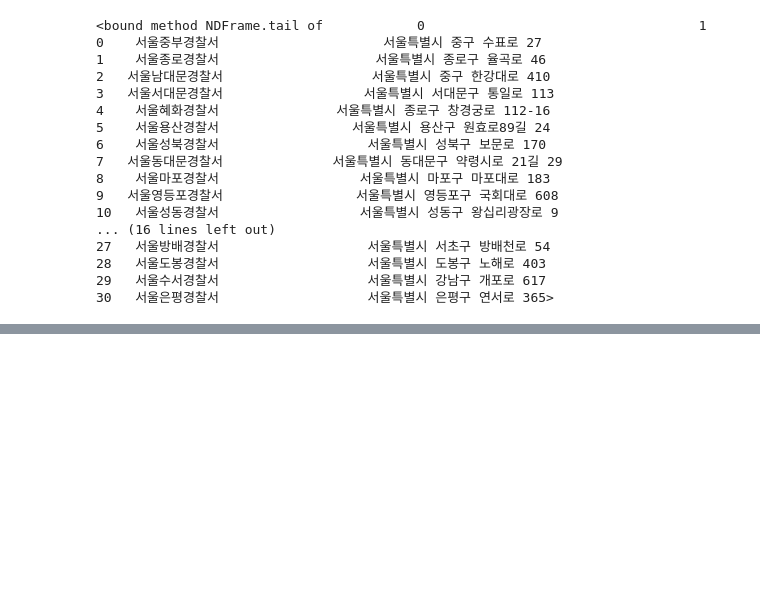
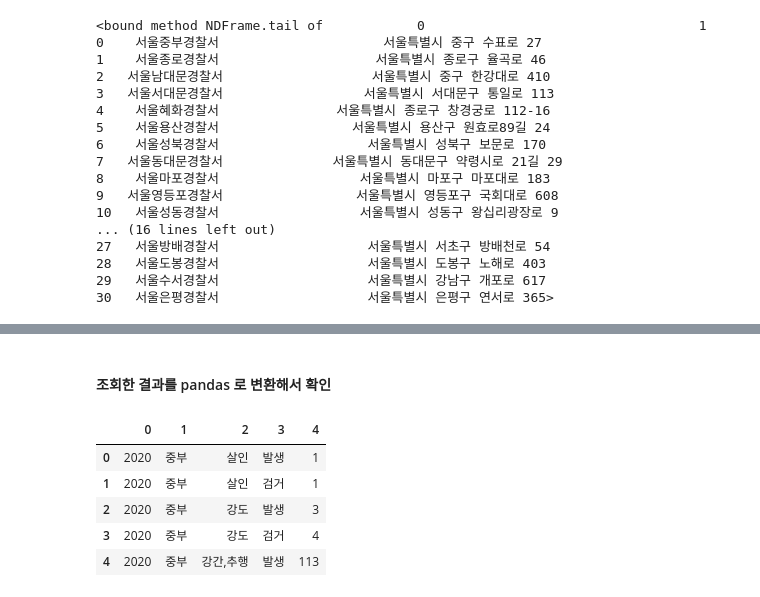
Before and after one commit to offpython/SQL, a Jupyter notebook: SQL_WS/python_with_CSV.ipynb, the cells around one changed output, grey strips where cells are left out. Drawn from its saved outputs; the diff is of its cells as text; code cells hidden in the pictures; blank space fills up the shorter version.

```diff
--- a/SQL_WS/python_with_CSV.ipynb
+++ b/SQL_WS/python_with_CSV.ipynb
@@ -133,0 +137,10 @@ df.tail
+# %%
+import mysql.connector
+
+conn = mysql.connector.connect(
+    host = "database-1.ckw5zu9hecdi.us-east-2.rds.amazonaws.com",
+    port = 3306,
+    user = "zero",
+    password = "zerobase",
+    database = "zerobase"
+)
@@ -133,0 +160,3 @@ df.tail
+# %%
+sql = "insert into crime_status values('2020', %s, %s, %s, %s)"
+cursor = conn.cursor(buffered=True)
@@ -133,0 +190,6 @@ df.tail
+# %%
+cursor.execute("select * from crime_status")
+
+result = cursor.fetchall()
+for row in result:
+    print(row)
@@ -133,0 +214,12 @@ df.tail
+# %% [markdown]
+#### 조회한 결과를 pandas 로 변환해서 확인
+# %%
+df = pd.DataFrame(result)
+df.head()
+# %% [output]
+|  | 0 | 1 | 2 | 3 | 4 |
+| 0 | 2020 | 중부 | 살인 | 발생 | 1 |
+| 1 | 2020 | 중부 | 살인 | 검거 | 1 |
+| 2 | 2020 | 중부 | 강도 | 발생 | 3 |
+| 3 | 2020 | 중부 | 강도 | 검거 | 4 |
+| 4 | 2020 | 중부 | 강간,추행 | 발생 | 113 |
```
Also changed, not shown: parts of 8 cells of this notebook, 1 other file.
